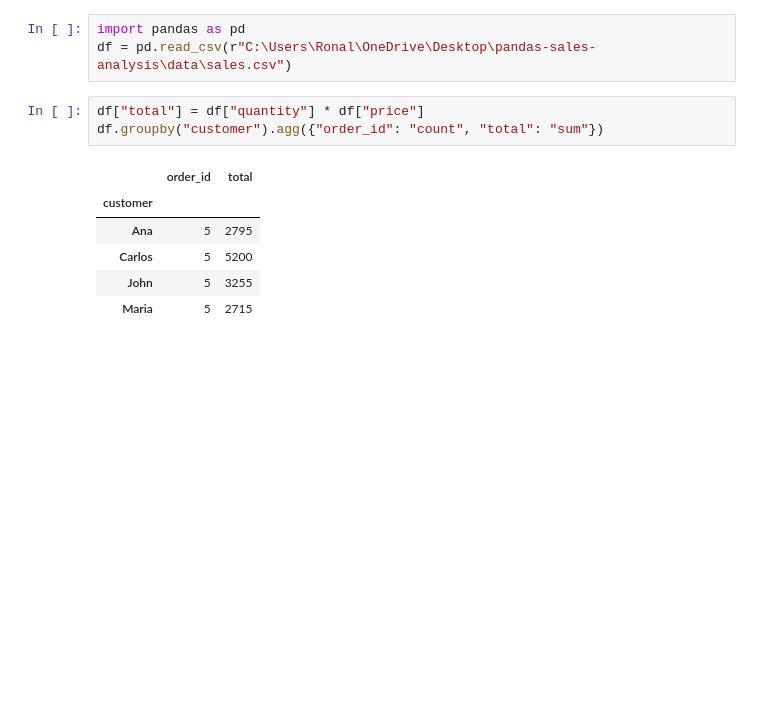
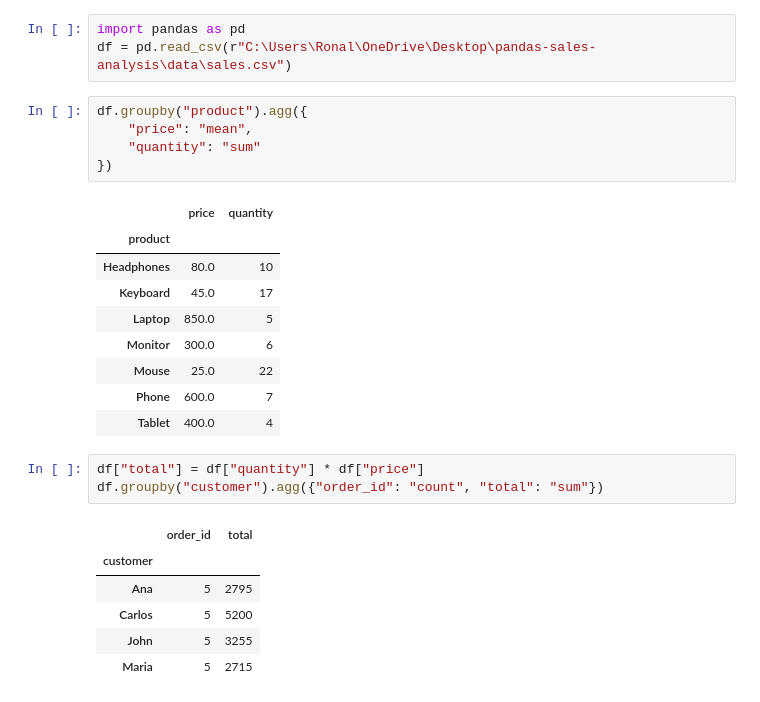
Before and after one commit to ronirgp/pandas-sales-analysis, a Jupyter notebook: notebooks/sales_analysis.ipynb, the cells around one changed output. Drawn from its saved outputs; the diff is of its cells as text; blank space fills up the shorter version.

Commit message:
Add product price and quantity analysis

```diff
--- a/notebooks/sales_analysis.ipynb
+++ b/notebooks/sales_analysis.ipynb
@@ -1,6 +1,21 @@
 # %%
 import pandas as pd
 df = pd.read_csv(r"C:\Users\Ronal\OneDrive\Desktop\pandas-sales-analysis\data\sales.csv")
+# %%
+df.groupby("product").agg({
+    "price": "mean",
+    "quantity": "sum"
+})
+# %% [output]
+|  | price | quantity |
+| product |  |  |
+| Headphones | 80.0 | 10 |
+| Keyboard | 45.0 | 17 |
+| Laptop | 850.0 | 5 |
+| Monitor | 300.0 | 6 |
+| Mouse | 25.0 | 22 |
+| Phone | 600.0 | 7 |
+| Tablet | 400.0 | 4 |
 # %%
 df["total"] = df["quantity"] * df["price"]
 df.groupby("customer").agg({"order_id": "count", "total": "sum"})
```
Also changed, not shown: 1 other file.
